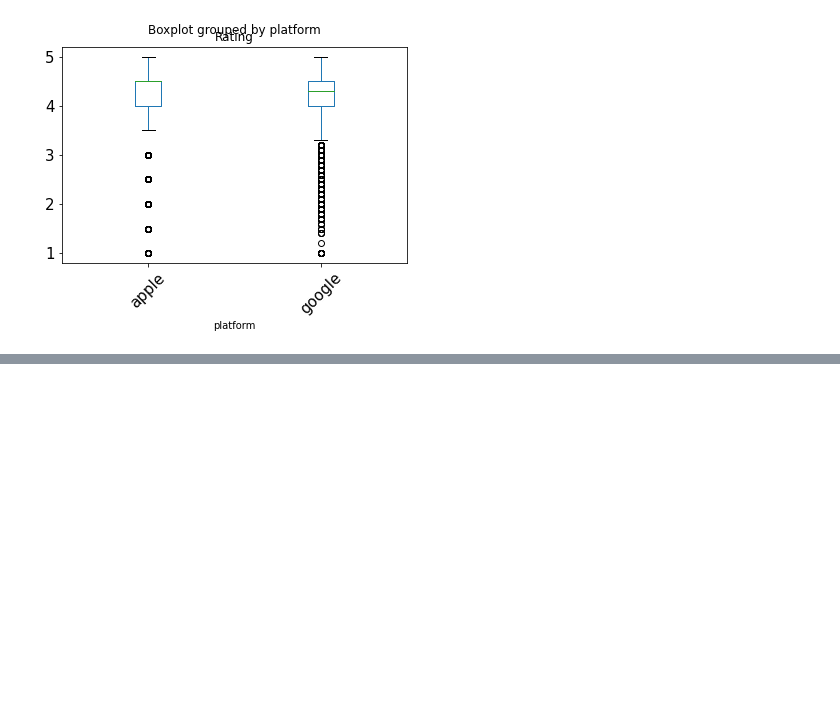
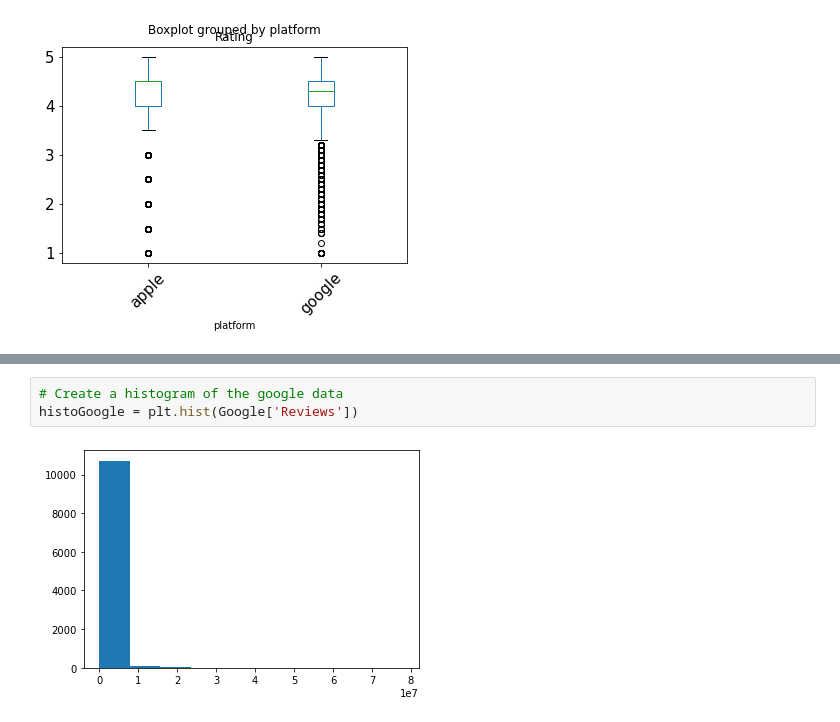
Before and after one commit to sjovar/The-Apps-Project, a Jupyter notebook: Springboard - The Apps Project.ipynb, the cells around one changed output, grey strips where cells are left out. Cells and saved outputs as stored; diff of their text form; blank space fills up the shorter version.

```diff
--- a/Springboard - The Apps Project.ipynb
+++ b/Springboard - The Apps Project.ipynb
@@ -263,0 +307,5 @@ df.boxplot(by='platform', column =['Rating'], grid=False, rot=45, fontsize=15)
+# %%
+# Create a histogram of the google data
+histoGoogle = plt.hist(Google['Reviews'])
+# %% [output]
+[figure, added]
```
Also changed, not shown: parts of 15 cells of this notebook.
